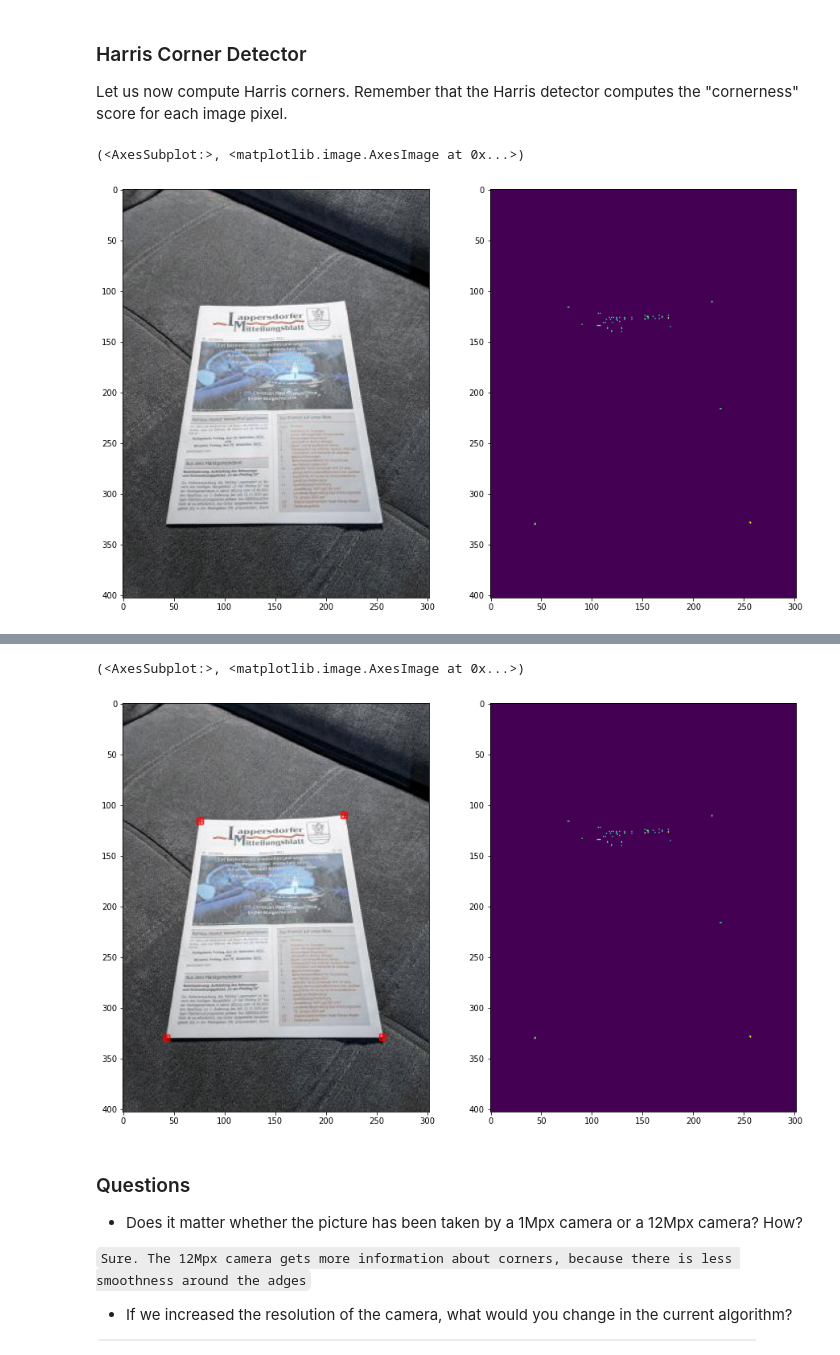
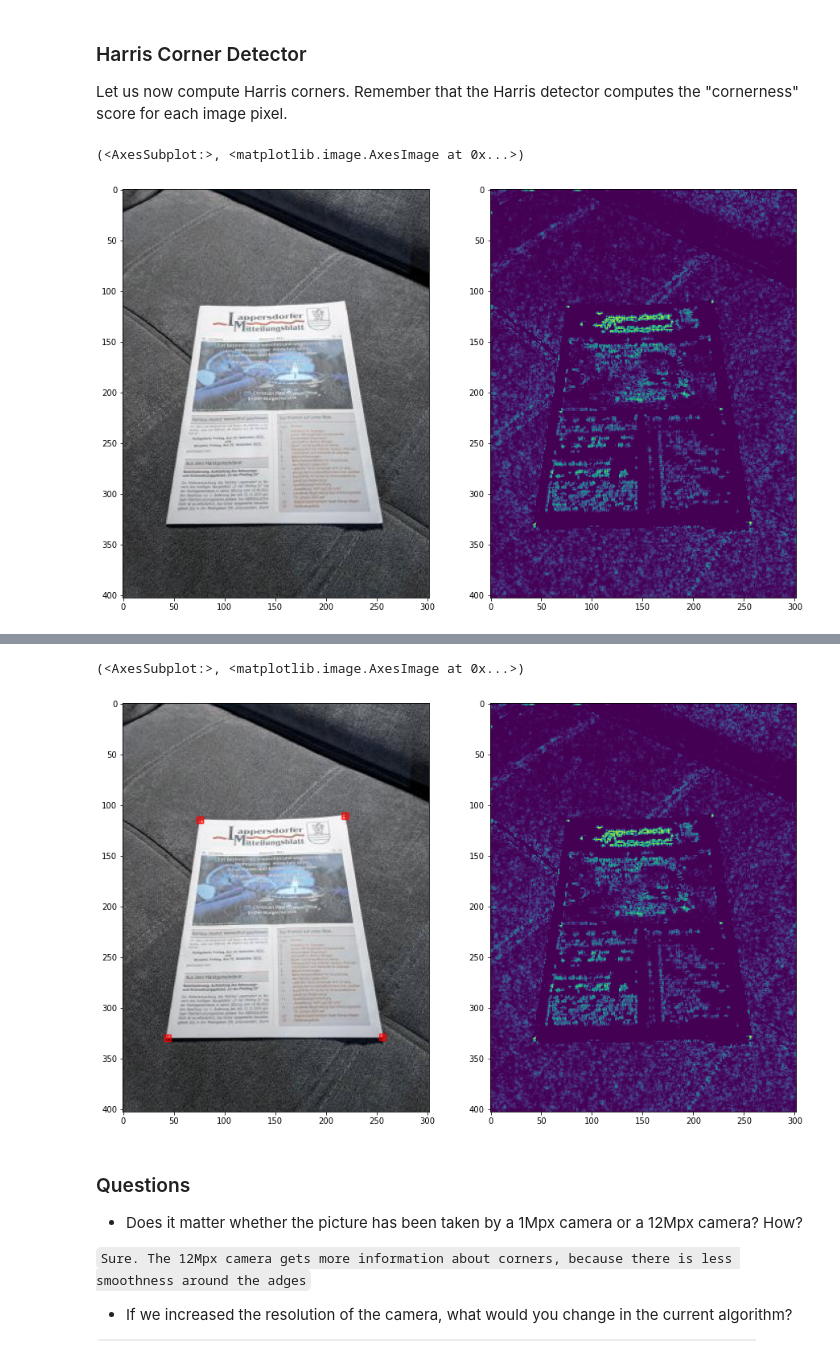
Before and after one commit to danyayoe/computer_vision_cource_homework, a Jupyter notebook: lesson_6/Homework.ipynb, the cells around one changed output, grey strips where cells are left out. Cells and saved outputs as stored; diff of their text form; code cells hidden in the pictures.

```diff
--- a/lesson_6/Homework.ipynb
+++ b/lesson_6/Homework.ipynb
@@ -43,11 +43,10 @@ cornerness = cv2.cornerHarris(gray, blockSize=2, ksize=3, k=0.04)
 
 # We are not interested in edges, so put to zero all negative cornerness values
 rows, cols = cornerness.shape
-th = 0.3 * np.max(cornerness)
 
 for r in range(rows):
     for c in range(cols):
-        if cornerness[r, c] < th:
+        if cornerness[r, c] < 0:
             cornerness[r, c] = 0
 
 # Since cornerness has a huge dynamic range, let's take the logarithm for better visualization and manipulation
@@ -58,7 +57,7 @@ plt.subplot(121), plt.imshow(img)
 plt.subplot(122), plt.imshow(cornerness)
 # %% [output]
 (<AxesSubplot:>, <matplotlib.image.AxesImage at 0x...>)
-[figure, old version]
+[figure, new version]
 # %% [markdown]
 At this point, you can see that the Harris detector has detected a lot of features. Not only the four document corners, but also the corners corresponding to (black) letters printed on (white) paper. How can we filter out everything but the 4 document corners?
 
@@ -91,9 +90,9 @@ for r in range(quad_size, rows-quad_size):
 
         # Extract the four quandrants
         quad_top_left = block[0:quad_size, 0:quad_size]
-        quad_top_right = block[quad_size:quad_size * 2 + 1, 0:quad_size]
-        quad_bottom_left = block[0:quad_size, quad_size:quad_size * 2 + 1]
-        quad_bottom_right = block[quad_size:quad_size * 2 + 1, quad_size:quad_size * 2 + 1]
+        quad_top_right = block[quad_size:quad_size * 2, 0:quad_size]
+        quad_bottom_left = block[0:quad_size, quad_size:quad_size * 2]
+        quad_bottom_right = block[quad_size:quad_size * 2, quad_size:quad_size * 2]
 
         # Top-left corner
         # For the top-left document corner, the bottom-right quadrant is mostly paper and the rest is
@@ -118,34 +117,34 @@ for r in range(quad_size, rows-quad_size):
         descriptor = np.mean(quad_top_right) - np.mean(quad_top_left) - np.mean(quad_bottom_right) - np.mean(quad_bottom_left)
         if descriptor > th_bottom_left:
             th_bottom_left = descriptor
             opt_bottom_left = (c, r)
 
         # Bottom-right corner
         descriptor = np.mean(quad_top_left) - np.mean(quad_bottom_right) - np.mean(quad_bottom_left) - np.mean(quad_top_right)
         if descriptor > th_bottom_right:
             th_bottom_right = descriptor
             opt_bottom_right = (c, r)
 
 def draw_marker(img, coordinates):
     # img = cv2.circle(img, coordinates, 1, (255,0,0), -1)
     out = cv2.drawMarker(img, coordinates, (255,0,0), cv2.MARKER_SQUARE, quad_size, 1, cv2.LINE_AA)
     out = cv2.drawMarker(img, coordinates, (255,0,0), cv2.MARKER_CROSS, quad_size, 1, cv2.LINE_AA)
     return img
 
 out = cv2.imread('./data/document.jpg')
 
 # Let's draw circles at the detected corners
 out = draw_marker(out, opt_top_left)
 out = draw_marker(out, opt_top_right)
 out = draw_marker(out, opt_bottom_left)
 out = draw_marker(out, opt_bottom_right)
 
 # And finally we plot the images (with the detected document corners)
 plt.subplot(121), plt.imshow(out)
 plt.subplot(122), plt.imshow(cornerness)
 # %% [output]
 (<AxesSubplot:>, <matplotlib.image.AxesImage at 0x...>)
-[figure, old version]
+[figure, new version]
 # %% [markdown]
 ### Questions
 * Does it matter whether the picture has been taken by a 1Mpx camera or a 12Mpx camera? How?
```
